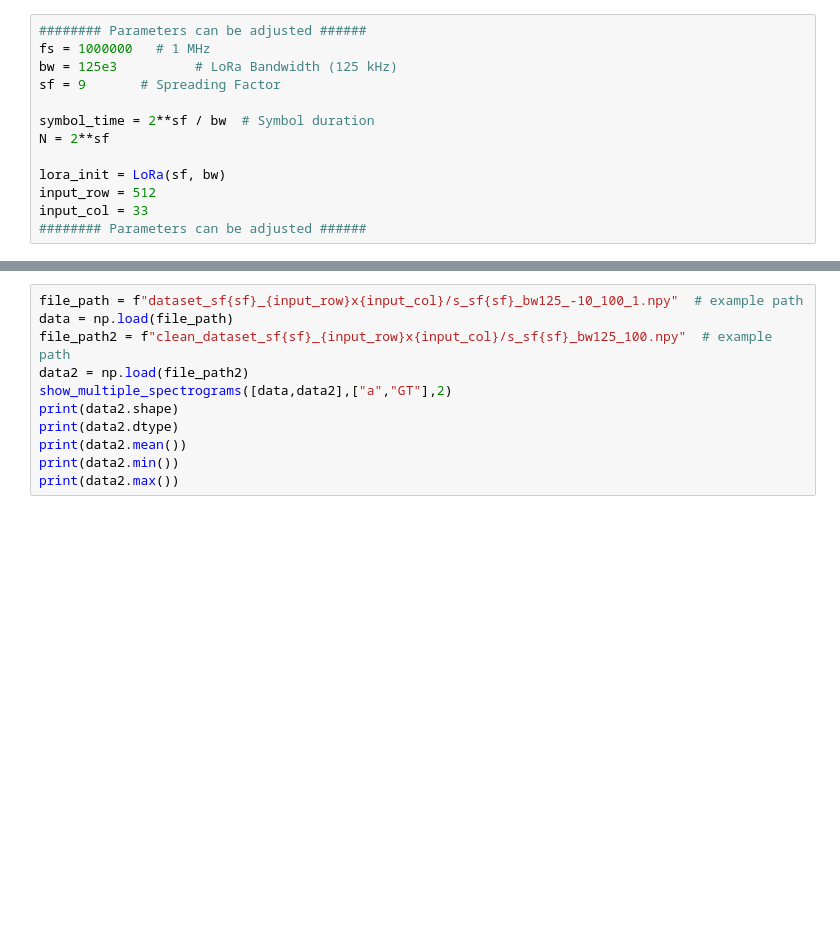
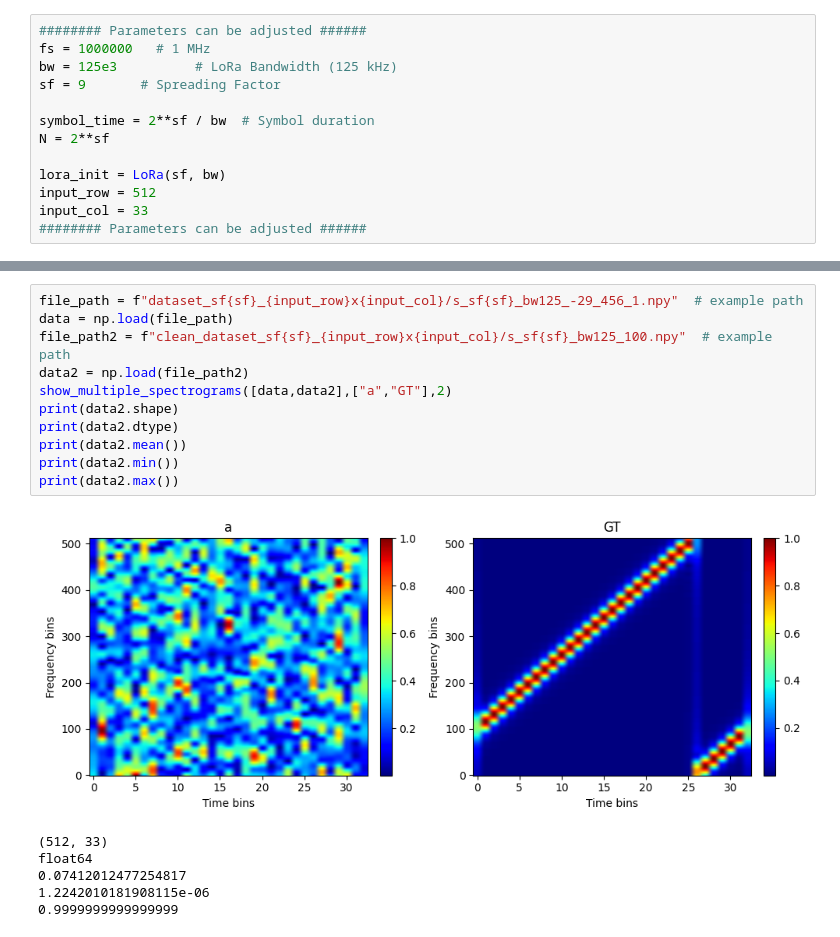
Before and after one commit to seanmantanhacker/INC-BAM, a Jupyter notebook: Model-experiment-4/generate.ipynb, the cells around one changed output, grey strips where cells are left out. Cells and saved outputs as stored; diff of their text form; blank space fills up the shorter version.

```diff
--- a/Model-experiment-4/generate.ipynb
+++ b/Model-experiment-4/generate.ipynb
@@ -61,11 +68,18 @@ if (GEENRATE_):
 # %%
-file_path = f"dataset_sf{sf}_{input_row}x{input_col}/s_sf{sf}_bw125_-10_100_1.npy"  # example path
+file_path = f"dataset_sf{sf}_{input_row}x{input_col}/s_sf{sf}_bw125_-29_456_1.npy"  # example path
 data = np.load(file_path)
 file_path2 = f"clean_dataset_sf{sf}_{input_row}x{input_col}/s_sf{sf}_bw125_100.npy"  # example path
 data2 = np.load(file_path2)
 show_multiple_spectrograms([data,data2],["a","GT"],2)
 print(data2.shape)
 print(data2.dtype)
 print(data2.mean())
 print(data2.min())
 print(data2.max())
+# %% [output]
+[figure, added]
+(512, 33)
+float64
+0.07412012477254817
+1.2242010181908115e-06
+0.9999999999999999
```
Also changed, not shown: parts of 3 cells of this notebook, 5 other files.
